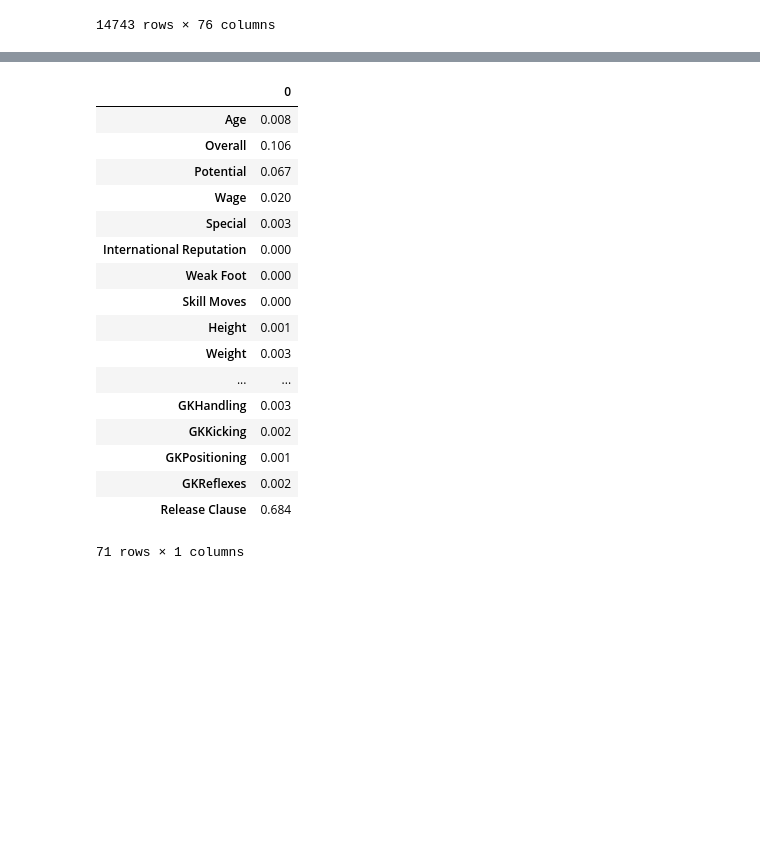
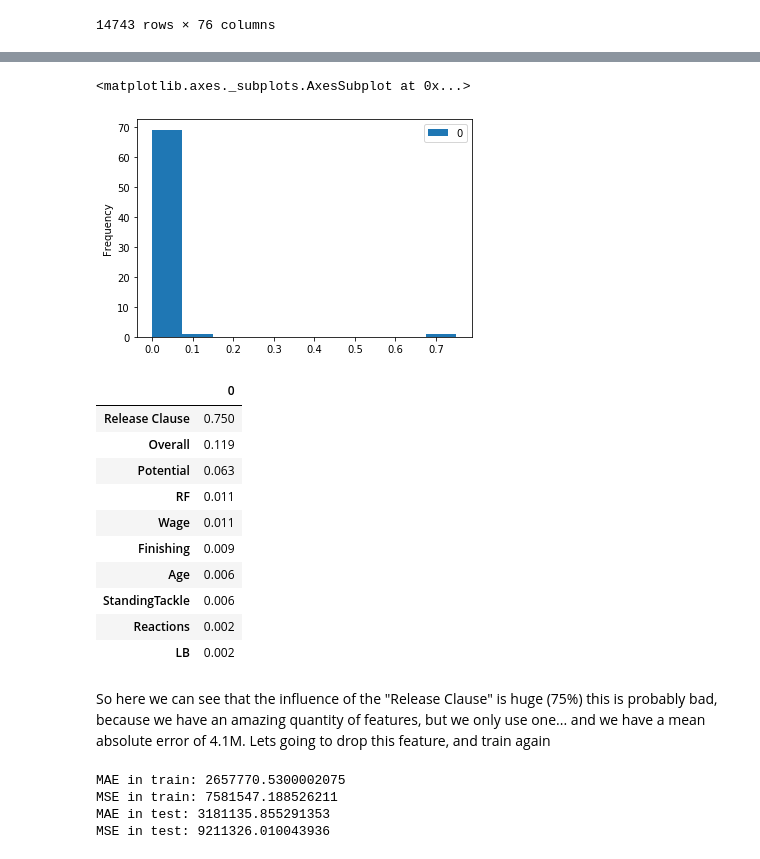
Before and after one commit to arubiales/trees-models, a Jupyter notebook: 2 - Model tree.ipynb, the cells around one changed output, grey strips where cells are left out. Drawn from its saved outputs; the diff is of its cells as text; code cells hidden in the pictures; blank space fills up the shorter version.

```diff
--- a/2 - Model tree.ipynb
+++ b/2 - Model tree.ipynb
@@ -32,7 +33,7 @@ df_football
 | 14742 | G. Nugent | 16.0 | 46.0 | 66.0 | Tranmere Rovers | 6e+06 | 100000 | 1321.0 | 1.0 | ... |
 14743 rows × 76 columns
 # %%
-train, test = train_test_split(df_football, train_size=0.82, test_size=0.18)
+train, test = train_test_split(df_football, train_size=0.75, test_size=0.25)
 X_train = train.drop(columns=['Name', 'Club', 'Position', 'Preferred Foot', 'Value'])
 y_train = train[['Value']]
 X_test = test.drop(columns=['Name', 'Club', 'Position', 'Preferred Foot', 'Value'])
@@ -59,0 +90,9 @@ DecisionTreeRegressor?
+# %%
+dt_reg2 = DecisionTreeRegressor(min_samples_split=24, min_samples_leaf=10, max_leaf_nodes=300, random_state=2019)
+
+dt_reg2.fit(X_train, y_train)
+predictions = dt_reg2.predict(X_test)
+print('MAE in train:', mean_absolute_error(dt_reg2.predict(X_train), y_train))
+print('MSE in train:', np.sqrt(mean_squared_error(dt_reg2.predict(X_train), y_train)))
+print('MAE in test:', mean_absolute_error(dt_reg2.predict(X_test), y_test))
+print('RMSE in test:', np.sqrt(mean_squared_error(dt_reg2.predict(X_test), y_test)))
@@ -60,2 +106,2 @@ DecisionTreeRegressor?
 # %%
-X_train2 = pd.DataFrame(StandardScaler().fit_transform(X_train), index=X_train.index, columns=X_train.columns)
+feature_importance = pd.DataFrame(dt_reg2.feature_importances_, index=X_train.columns)
@@ -118,25 +108,23 @@ Index(['Age', 'Overall', 'Potential', 'Value', 'Wage', 'Special',
-# %%
-feature_importance = pd.DataFrame(dt_reg.feature_importances_, index=X_train.columns)
 # %%
 pd.set_option('display.float_format', lambda x: '%.3f' % x)
-# %%
-feature_importance
-# %% [output]
-|  | 0 |
-| Age | 0.008 |
-| Overall | 0.106 |
-| Potential | 0.067 |
-| Wage | 0.020 |
-| Special | 0.003 |
-| International Reputation | 0.000 |
-| Weak Foot | 0.000 |
-| Skill Moves | 0.000 |
-| Height | 0.001 |
-| Weight | 0.003 |
-| ... | ... |
-| GKHandling | 0.003 |
-| GKKicking | 0.002 |
-| GKPositioning | 0.001 |
-| GKReflexes | 0.002 |
-| Release Clause | 0.684 |
-71 rows × 1 columns
+# %%
+feature_importance.plot(kind='hist')
+# %% [output]
+<matplotlib.axes._subplots.AxesSubplot at 0x...>
+[figure, added]
+# %%
+feature_importance.sort_values(by=0, ascending=False)[:10]
+# %% [output]
+|  | 0 |
+| Release Clause | 0.750 |
+| Overall | 0.119 |
+| Potential | 0.063 |
+| RF | 0.011 |
+| Wage | 0.011 |
+| Finishing | 0.009 |
+| Age | 0.006 |
+| StandingTackle | 0.006 |
+| Reactions | 0.002 |
+| LB | 0.002 |
+# %% [markdown]
+So here we can see that the influence of the "Release Clause" is huge (75%) this is probably bad, because we have an amazing quantity of features, but we only use one... and we have a mean absolute error of 4.1M. Lets going to drop this feature, and train again
@@ -142,0 +134,14 @@ feature_importance
+# %%
+dt_reg_3 = DecisionTreeRegressor(min_samples_split=24, min_samples_leaf=10, max_leaf_nodes=300, random_state=2019)
+
+dt_reg_3.fit(X_train_2, y_train)
+predictions = dt_reg_3.predict(X_test_2)
+print('MAE in train:', mean_absolute_error(dt_reg_3.predict(X_train_2), y_train))
+print('MSE in train:', np.sqrt(mean_squared_error(dt_reg_3.predict(X_train_2), y_train)))
+print('MAE in test:', mean_absolute_error(dt_reg_3.predict(X_test_2), y_test))
+print('MSE in test:', np.sqrt(mean_squared_error(dt_reg_3.predict(X_test_2), y_test)))
+# %% [output]
+MAE in train: 2657770.5300002075
+MSE in train: 7581547.188526211
+MAE in test: 3181135.855291353
+MSE in test: 9211326.010043936
```
Also changed, not shown: parts of 37 cells of this notebook, 5 other files.
